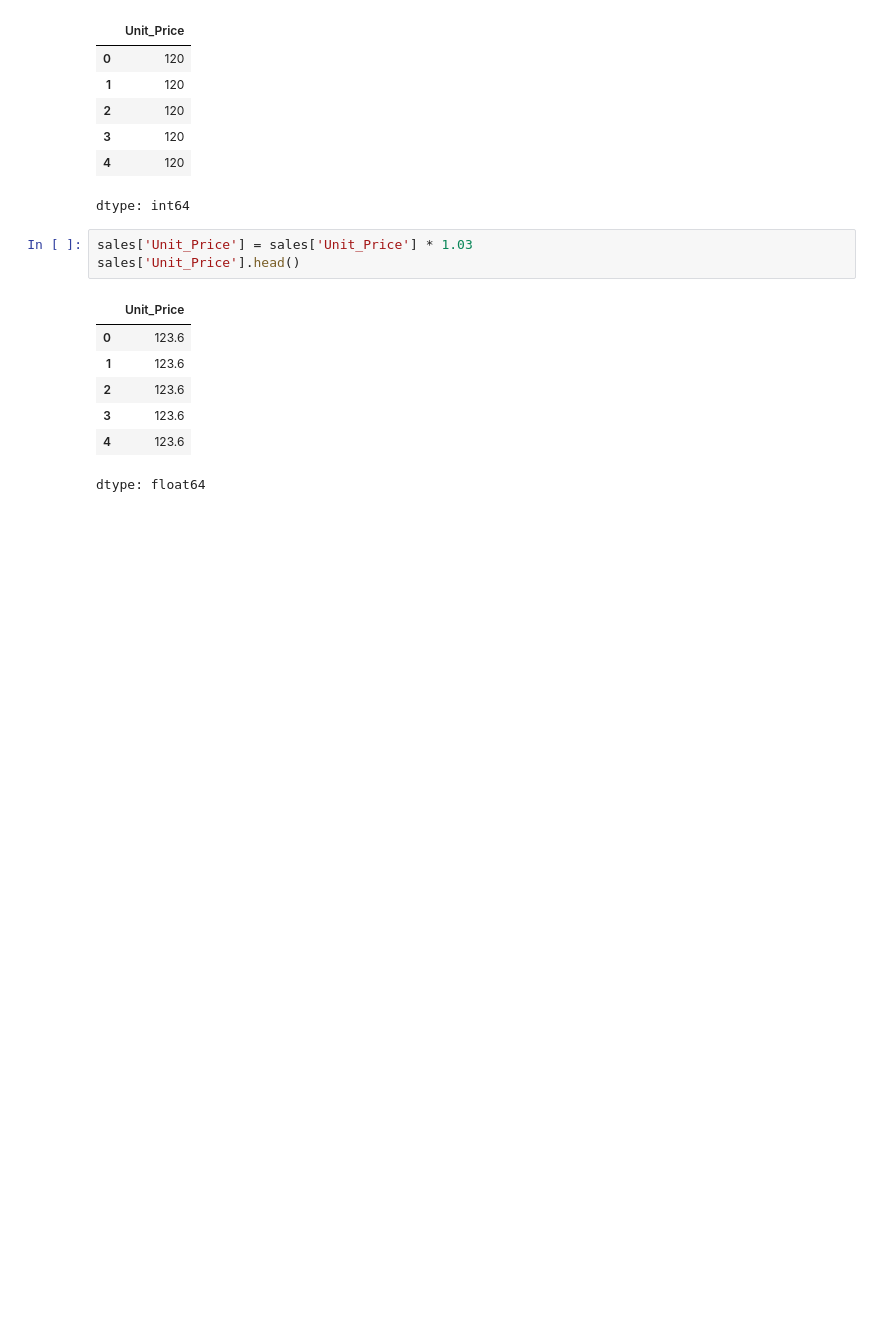
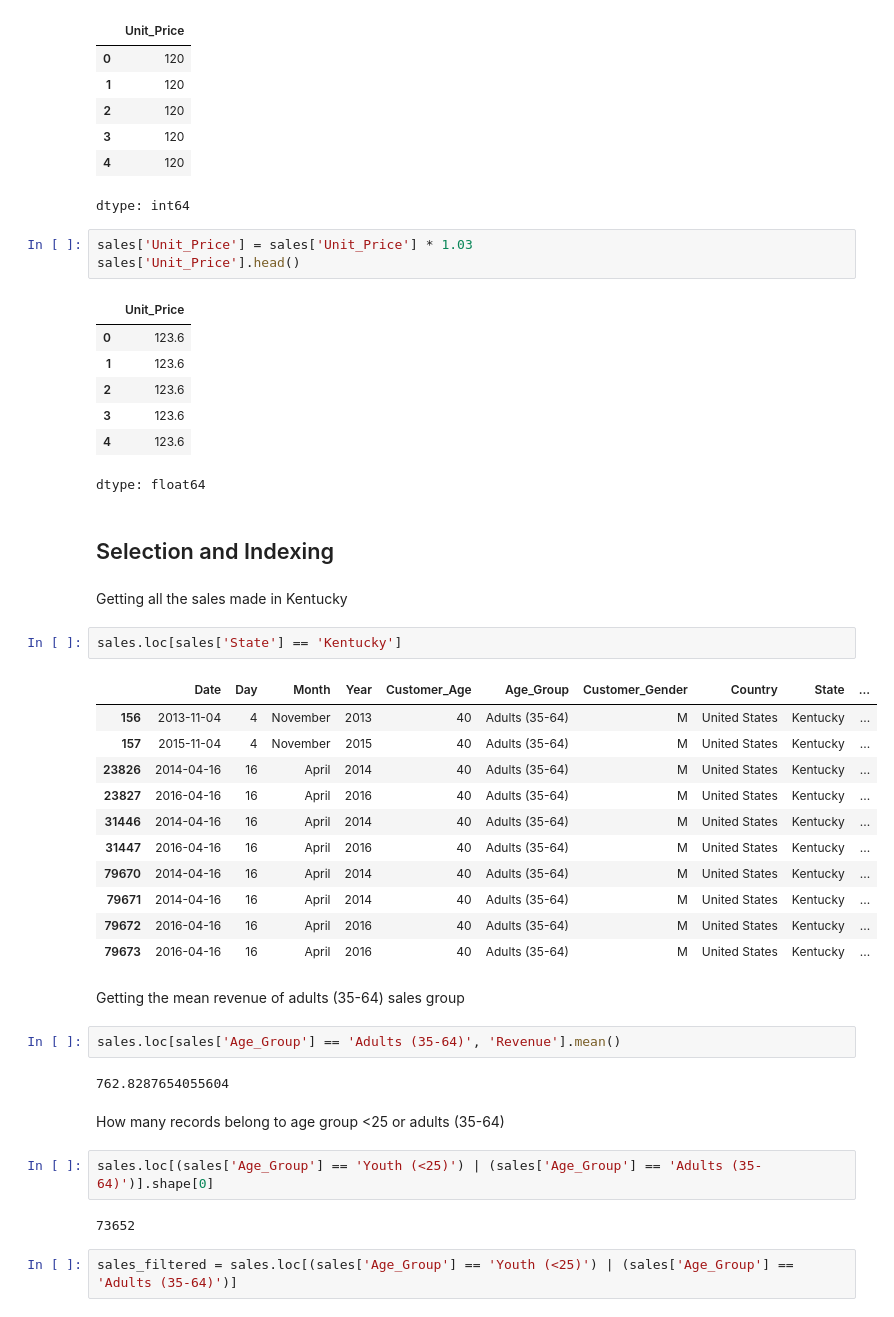
Before and after one commit to sarafkhan15/Data-Analysis-work, a Jupyter notebook: Sales_data_csv.ipynb, the cells around one changed output. Saved outputs shown, nothing was run; the diff lists cells and outputs as text; blank space fills up the shorter version.

```diff
--- a/Sales_data_csv.ipynb
+++ b/Sales_data_csv.ipynb
@@ -383,3 +383,35 @@ sales['Unit_Price'].head()
 | 3 | 123.6 |
 | 4 | 123.6 |
 dtype: float64
+# %% [markdown]
+## Selection and Indexing ##
+# %% [markdown]
+Getting all the sales made in Kentucky
+# %%
+sales.loc[sales['State'] == 'Kentucky']
+# %% [output]
+|  | Date | Day | Month | Year | Customer_Age | Age_Group | Customer_Gender | Country | State | ... |
+| 156 | 2013-11-04 | 4 | November | 2013 | 40 | Adults (35-64) | M | United States | Kentucky | ... |
+| 157 | 2015-11-04 | 4 | November | 2015 | 40 | Adults (35-64) | M | United States | Kentucky | ... |
+| 23826 | 2014-04-16 | 16 | April | 2014 | 40 | Adults (35-64) | M | United States | Kentucky | ... |
+| 23827 | 2016-04-16 | 16 | April | 2016 | 40 | Adults (35-64) | M | United States | Kentucky | ... |
+| 31446 | 2014-04-16 | 16 | April | 2014 | 40 | Adults (35-64) | M | United States | Kentucky | ... |
+| 31447 | 2016-04-16 | 16 | April | 2016 | 40 | Adults (35-64) | M | United States | Kentucky | ... |
+| 79670 | 2014-04-16 | 16 | April | 2014 | 40 | Adults (35-64) | M | United States | Kentucky | ... |
+| 79671 | 2014-04-16 | 16 | April | 2014 | 40 | Adults (35-64) | M | United States | Kentucky | ... |
+| 79672 | 2016-04-16 | 16 | April | 2016 | 40 | Adults (35-64) | M | United States | Kentucky | ... |
+| 79673 | 2016-04-16 | 16 | April | 2016 | 40 | Adults (35-64) | M | United States | Kentucky | ... |
+# %% [markdown]
+Getting the mean revenue of adults (35-64) sales group
+# %%
+sales.loc[sales['Age_Group'] == 'Adults (35-64)', 'Revenue'].mean()
+# %% [output]
+762.8287654055604
+# %% [markdown]
+How many records belong to age group <25 or adults (35-64)
+# %%
+sales.loc[(sales['Age_Group'] == 'Youth (<25)') | (sales['Age_Group'] == 'Adults (35-64)')].shape[0]
+# %% [output]
+73652
+# %%
+sales_filtered = sales.loc[(sales['Age_Group'] == 'Youth (<25)') | (sales['Age_Group'] == 'Adults (35-64)')]
```
Also changed, not shown: parts of 1 cell of this notebook.
